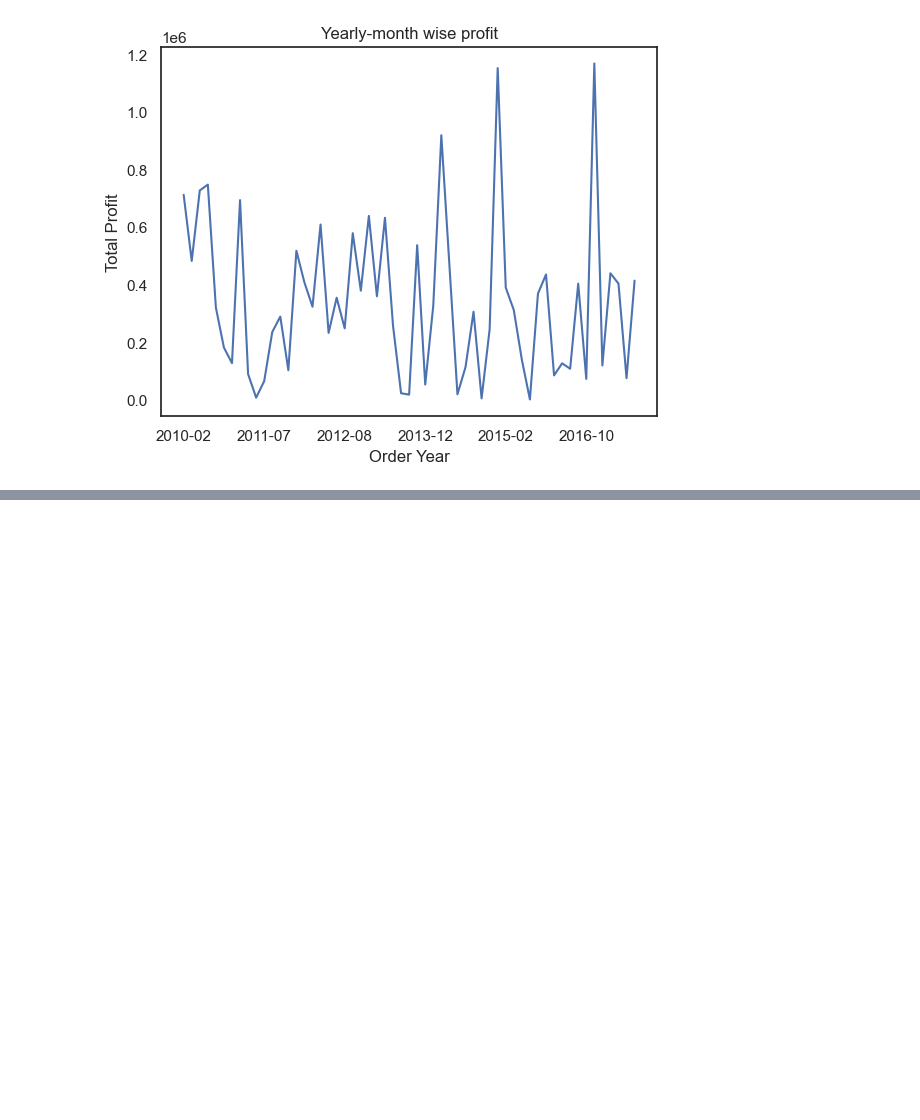
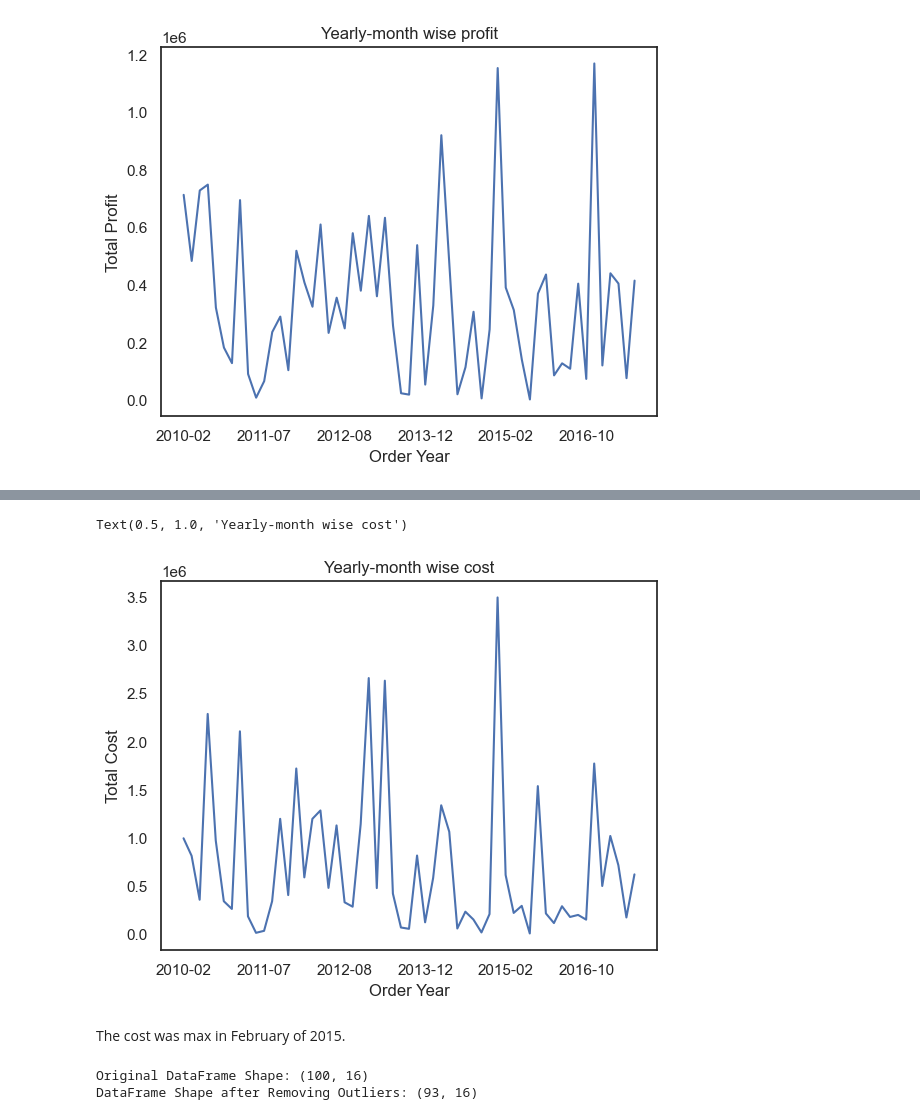
Before and after one commit to sunilkumarcodes/Brainwave_Matrix_Intern, a Jupyter notebook: sales-analysis.ipynb, the cells around one changed output, grey strips where cells are left out. Saved outputs shown, nothing was run; the diff lists cells and outputs as text; code cells hidden in the pictures; blank space fills up the shorter version.

```diff
--- a/sales-analysis.ipynb
+++ b/sales-analysis.ipynb
@@ -149,0 +181,19 @@ Text(0.5, 1.0, 'Yearly-month wise profit')
+# %%
+no_outliers1.groupby('Order Date MonthYear')['Total Cost'].mean().plot()
+plt.xlabel('Order Year')
+plt.ylabel('Total Cost')
+plt.title('Yearly-month wise cost')
+# %% [output]
+Text(0.5, 1.0, 'Yearly-month wise cost')
+[figure, added]
+# %% [markdown]
+The cost was max in February of 2015.
+# %%
+z2 = np.abs(stats.zscore(azon["Total Revenue"]))
+outlier_indices2 = np.where(z > threshold_z)[0]
+no_outliers2 = azon.drop(outlier_indices)
+print("Original DataFrame Shape:", azon.shape)
+print("DataFrame Shape after Removing Outliers:", no_outliers2.shape)
+# %% [output]
+Original DataFrame Shape: (100, 16)
+DataFrame Shape after Removing Outliers: (93, 16)
```
Also changed, not shown: parts of 11 cells of this notebook, 11 other files.
